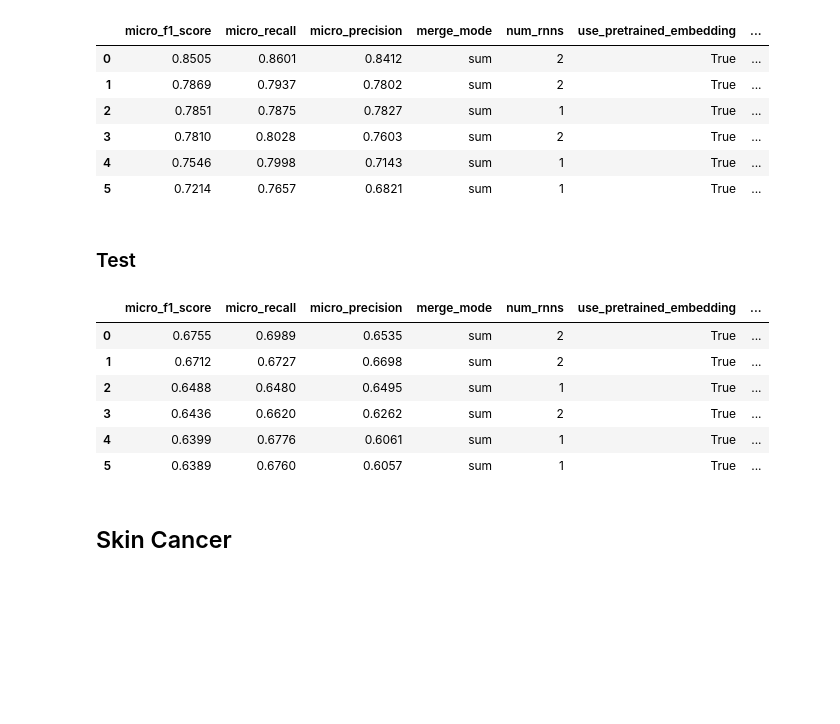
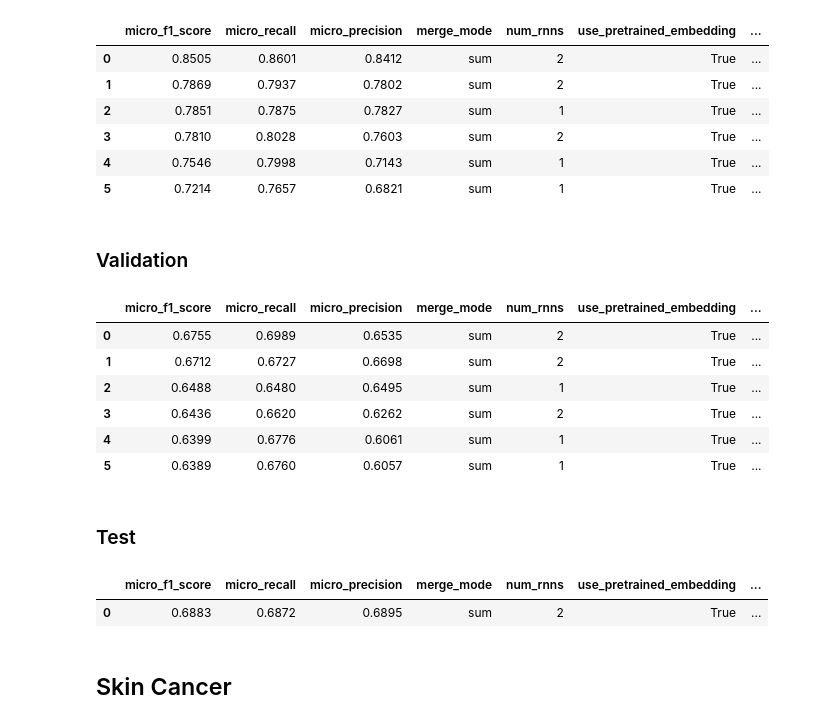
Before and after one commit to simonhughes22/PythonNlpResearch, a Jupyter notebook: notebooks/Mongo Queries/Query Causal Relation Results.ipynb, the cells around one changed output. Drawn from its saved outputs; the diff is of its cells as text; code cells hidden in the pictures; blank space fills up the shorter version.

Commit message:
Merge branch 'master' of https://github.com/simonhughes22/PythonNlpResearch

```diff
--- a/notebooks/Mongo Queries/Query Causal Relation Results.ipynb
+++ b/notebooks/Mongo Queries/Query Causal Relation Results.ipynb
@@ -192,19 +192,27 @@ round_data(df,4)
 | 3 | 0.7810 | 0.8028 | 0.7603 | sum | 2 | True | ... |
 | 4 | 0.7546 | 0.7998 | 0.7143 | sum | 1 | True | ... |
 | 5 | 0.7214 | 0.7657 | 0.6821 | sum | 1 | True | ... |
+# %% [markdown]
+### Validation
+# %%
+df = get_df_sorted_by_f1score("CR_CB_TAGGING_VD_MOST_COMMON_TAG_RNN", params)
+round_data(df,4)
+# %% [output]
+|  | micro_f1_score | micro_recall | micro_precision | merge_mode | num_rnns | use_pretrained_embedding | ... |
+| 0 | 0.6755 | 0.6989 | 0.6535 | sum | 2 | True | ... |
+| 1 | 0.6712 | 0.6727 | 0.6698 | sum | 2 | True | ... |
+| 2 | 0.6488 | 0.6480 | 0.6495 | sum | 1 | True | ... |
+| 3 | 0.6436 | 0.6620 | 0.6262 | sum | 2 | True | ... |
+| 4 | 0.6399 | 0.6776 | 0.6061 | sum | 1 | True | ... |
+| 5 | 0.6389 | 0.6760 | 0.6057 | sum | 1 | True | ... |
 # %% [markdown]
 ### Test
 # %%
-df = get_df_sorted_by_f1score("CR_CB_TAGGING_VD_MOST_COMMON_TAG_RNN", params)
+df = get_df_sorted_by_f1score("TEST_CR_CB_TAGGING_VD_MOST_COMMON_TAG_RNN", params)
 round_data(df,4)
 # %% [output]
 |  | micro_f1_score | micro_recall | micro_precision | merge_mode | num_rnns | use_pretrained_embedding | ... |
-| 0 | 0.6755 | 0.6989 | 0.6535 | sum | 2 | True | ... |
-| 1 | 0.6712 | 0.6727 | 0.6698 | sum | 2 | True | ... |
-| 2 | 0.6488 | 0.6480 | 0.6495 | sum | 1 | True | ... |
-| 3 | 0.6436 | 0.6620 | 0.6262 | sum | 2 | True | ... |
-| 4 | 0.6399 | 0.6776 | 0.6061 | sum | 1 | True | ... |
-| 5 | 0.6389 | 0.6760 | 0.6057 | sum | 1 | True | ... |
+| 0 | 0.6883 | 0.6872 | 0.6895 | sum | 2 | True | ... |
 # %% [markdown]
 ## Skin Cancer
 # %% [markdown]
```
Also changed, not shown: parts of 15 cells of this notebook, 8 other files.
